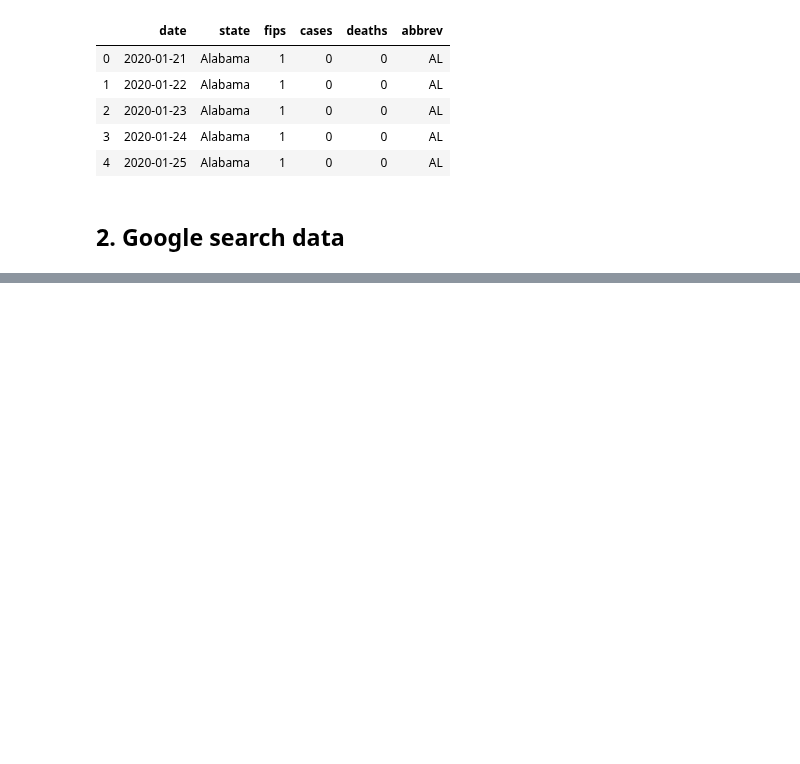
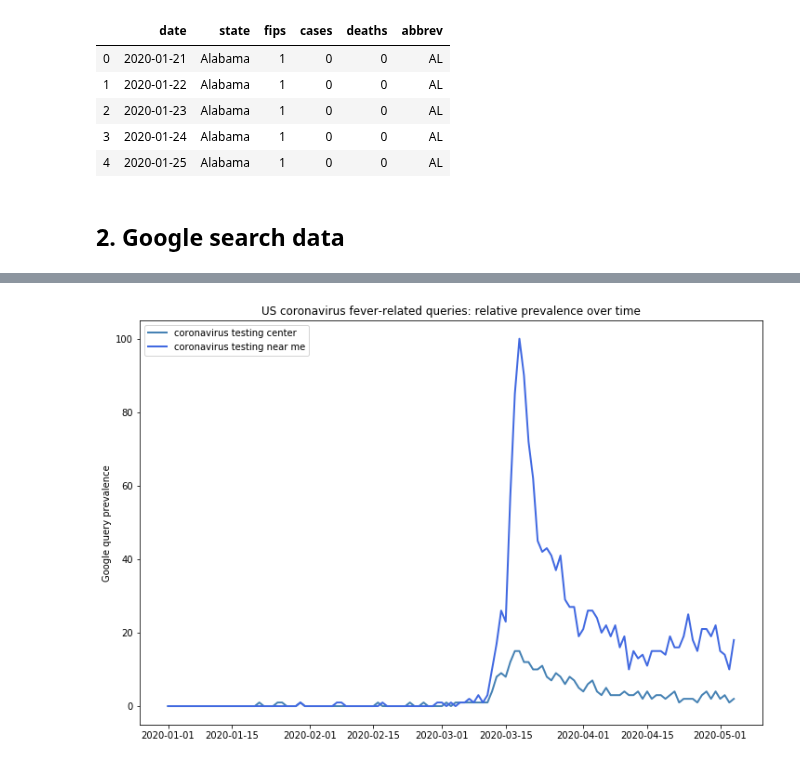
Before and after one commit to spotted-d/RNN_covid19_modeling, a Jupyter notebook: data_extraction/data_extracts.ipynb, the cells around one changed output, grey strips where cells are left out. Cells and saved outputs as stored; diff of their text form; code cells hidden in the pictures; blank space fills up the shorter version.

```diff
--- a/data_extraction/data_extracts.ipynb
+++ b/data_extraction/data_extracts.ipynb
@@ -220,0 +251,20 @@ interest
+# %%
+# try multiple symptoms
+kw_list = ["coronavirus testing center", "coronavirus testing near me"]
+pyt.build_payload(kw_list, cat=0, timeframe=time_frame, geo='US', gprop='')
+# pyt.related_queries()[kw_list[0]]["top"]
+fever = pyt.interest_over_time().reset_index()
+
+# now plot top related queries
+fig, ax = plt.subplots(figsize=(12, 8))
+plt.plot("date", kw_list[0], data=fever, color='steelblue', linewidth=2)
+plt.plot("date", kw_list[1], data=fever, color='royalblue', linewidth=2)
+# plt.plot("date", kw_list[2], data=fever, color='cornflowerblue', linewidth=2)
+# plt.plot("date", kw_list[3], data=fever, color='red', linewidth=2)
+# plt.plot("date", kw_list[4], data=fever, color='green', linewidth=2)
+# plt.plot("date", kw_list[5], data=fever, color='cornflowerblue', linewidth=2)
+plt.legend(loc="upper left")
+plt.ylabel("Google query prevalence")
+plt.title("US coronavirus fever-related queries: relative prevalence over time");
+# %% [output]
+[figure, added]
```
Also changed, not shown: parts of 16 cells of this notebook, 1 other file.
